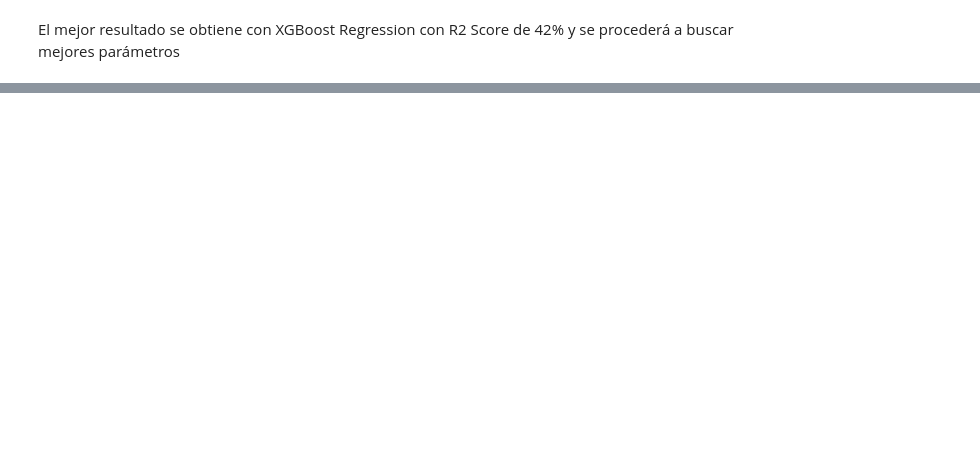
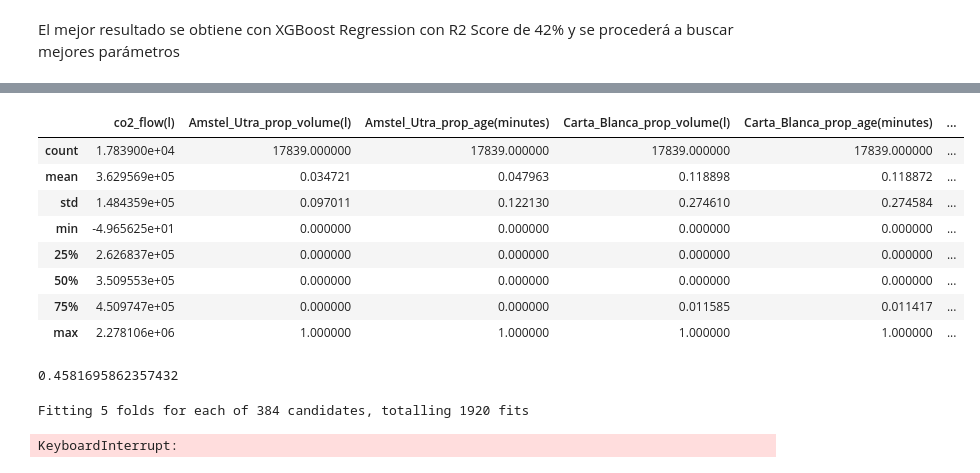
Before and after one commit to A01793469/CO2MassBalance_Equipo6, a Jupyter notebook: Avance4_Equipo6.ipynb, the cells around one changed output, grey strips where cells are left out. Saved outputs shown, nothing was run; the diff lists cells and outputs as text; code cells hidden in the pictures; blank space fills up the shorter version.

```diff
--- a/Avance4_Equipo6.ipynb
+++ b/Avance4_Equipo6.ipynb
@@ -1878,0 +1717,18 @@ R2 Score para Random Forest (con ajuste de parámetros): 0.4757673831796173
+# %%
+hour_path = os.path.join(data_folder, 'hour_target_data.csv')
+
+# datehour_target_df.to_csv(hour_path)
+# %%
+datehour_target_df = pd.read_csv(hour_path)
+# %%
+x_cols = [
+'Amstel_Utra_prop_volume(l)','Amstel_Utra_prop_age(minutes)',
+'Carta_Blanca_prop_volume(l)','Carta_Blanca_prop_age(minutes)',
+'Coors_Light_prop_volume(l)','Coors_Light_prop_age(minutes)',
+'Miller_prop_volume(l)','Miller_prop_age(minutes)',
+'Sol_prop_volume(l)','Sol_prop_age(minutes)',
+'Tecate_prop_volume(l)','Tecate_prop_age(minutes)',
+'Tecate_Light_prop_volume(l)','Tecate_Light_prop_age(minutes)',
+'RIZZOS_prop_volume(l)','RIZZOS_prop_age(minutes)',
+'Bohemia_prop_volume(l)','Bohemia_prop_age(minutes)',
+'Noche_Buena_prop_volume(l)','Noche_Buena_prop_age(minutes)']
@@ -1878,0 +1765,6 @@ R2 Score para Random Forest (con ajuste de parámetros): 0.4757673831796173
+# %%
+normalized_dh_df = datehour_target_df.copy()
+for col_name in x_cols:
+    normalized_dh_df[col_name] = normalized_dh_df[col_name]/normalized_dh_df[col_name].abs().max()
+
+normalized_dh_df.head()
@@ -1878,0 +1778,12 @@ R2 Score para Random Forest (con ajuste de parámetros): 0.4757673831796173
+# %%
+normalized_dh_df.describe()
+# %% [output]
+|  | co2_flow(l) | Amstel_Utra_prop_volume(l) | Amstel_Utra_prop_age(minutes) | Carta_Blanca_prop_volume(l) | Carta_Blanca_prop_age(minutes) | ... |
+| count | 1.783900e+04 | 17839.000000 | 17839.000000 | 17839.000000 | 17839.000000 | ... |
+| mean | 3.629569e+05 | 0.034721 | 0.047963 | 0.118898 | 0.118872 | ... |
+| std | 1.484359e+05 | 0.097011 | 0.122130 | 0.274610 | 0.274584 | ... |
+| min | -4.965625e+01 | 0.000000 | 0.000000 | 0.000000 | 0.000000 | ... |
+| 25% | 2.626837e+05 | 0.000000 | 0.000000 | 0.000000 | 0.000000 | ... |
+| 50% | 3.509553e+05 | 0.000000 | 0.000000 | 0.000000 | 0.000000 | ... |
+| 75% | 4.509747e+05 | 0.000000 | 0.000000 | 0.011585 | 0.011417 | ... |
+| max | 2.278106e+06 | 1.000000 | 1.000000 | 1.000000 | 1.000000 | ... |
@@ -1878,0 +1795,6 @@ R2 Score para Random Forest (con ajuste de parámetros): 0.4757673831796173
+# %%
+gb_h_n = GradientBoostingRegressor(n_estimators=1000, max_depth=3)
+gb_h_n.fit(X_h_n_train, y_h_n_train)
+gb_h_n.score(X_h_n_test, y_h_n_test)
+# %% [output]
+0.4581695862357432
@@ -1878,0 +1805,25 @@ R2 Score para Random Forest (con ajuste de parámetros): 0.4757673831796173
+# %%
+param_grid_gb = {
+    'n_estimators': [10, 100, 500, 1000],
+    'criterion': ['friedman_mse', 'squared_error'],
+    'max_depth': [3,4,5,6],
+    'min_samples_split': [15,20,50],
+    'min_samples_leaf': [3,4,5,12]
+}
+
+part_grid_gb = {
+    'min_samples_leaf': [3,4,5,12]
+}
+
+# Crear un objeto GridSearchCV para Random Forest
+grid_search_gb = GridSearchCV(GradientBoostingRegressor(), param_grid_gb, cv=5, scoring='r2', n_jobs=-1, verbose=1)
+grid_search_gb.fit(X_h_train, y_h_train)
+
+gb_bp = grid_search_gb.best_params_
+
+# Imprimir los mejores parámetros y el mejor puntaje R2 para Random Forest
+print("Mejores parámetros para Gradient Boost:", gb_bp)
+print("Mejor R2 para Random Gradient Boost:", grid_search_gb.best_score_)
+# %% [output]
+Fitting 5 folds for each of 384 candidates, totalling 1920 fits
+KeyboardInterrupt:
```
Also changed, not shown: parts of 63 cells of this notebook, 1 other file.
